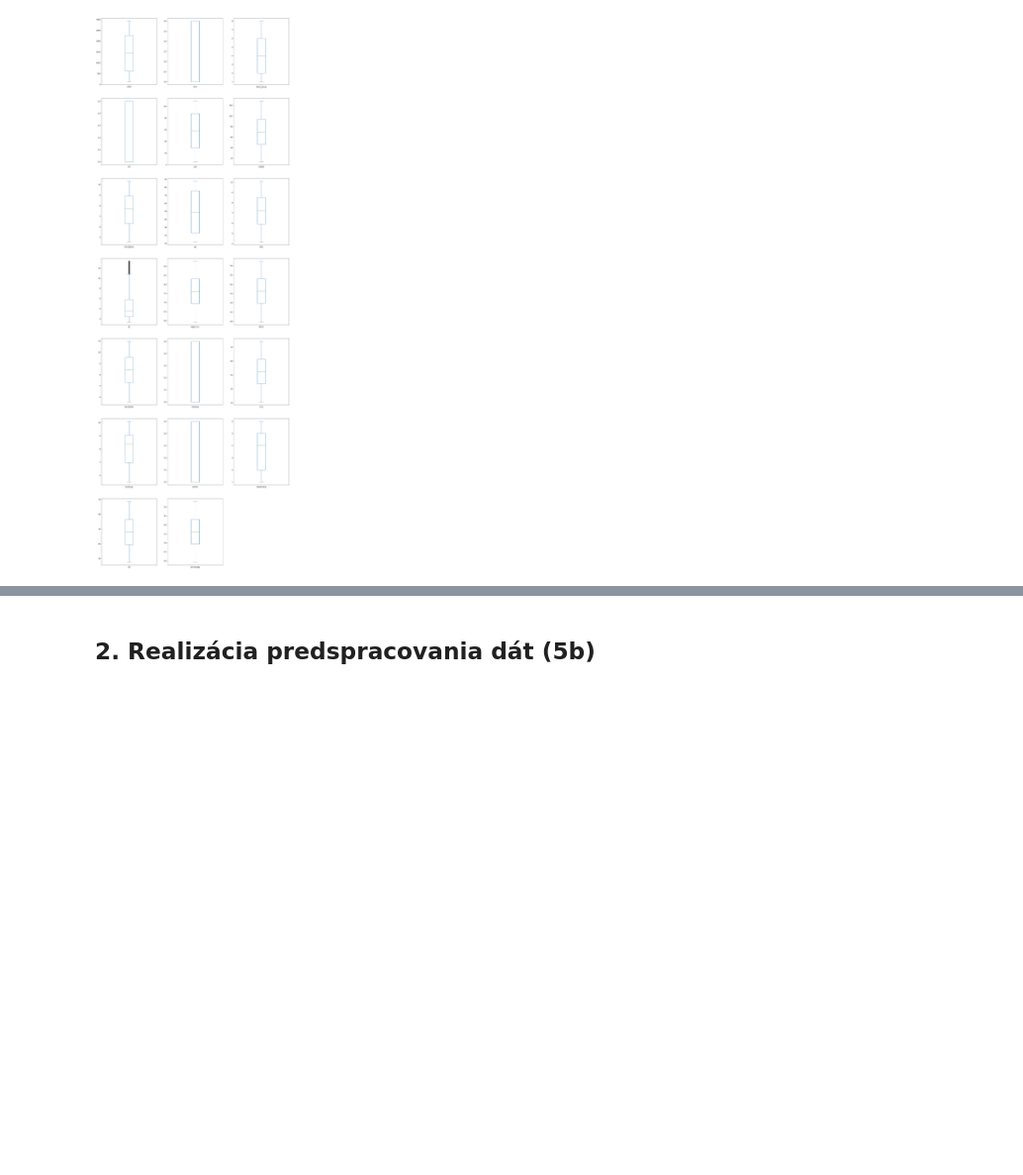
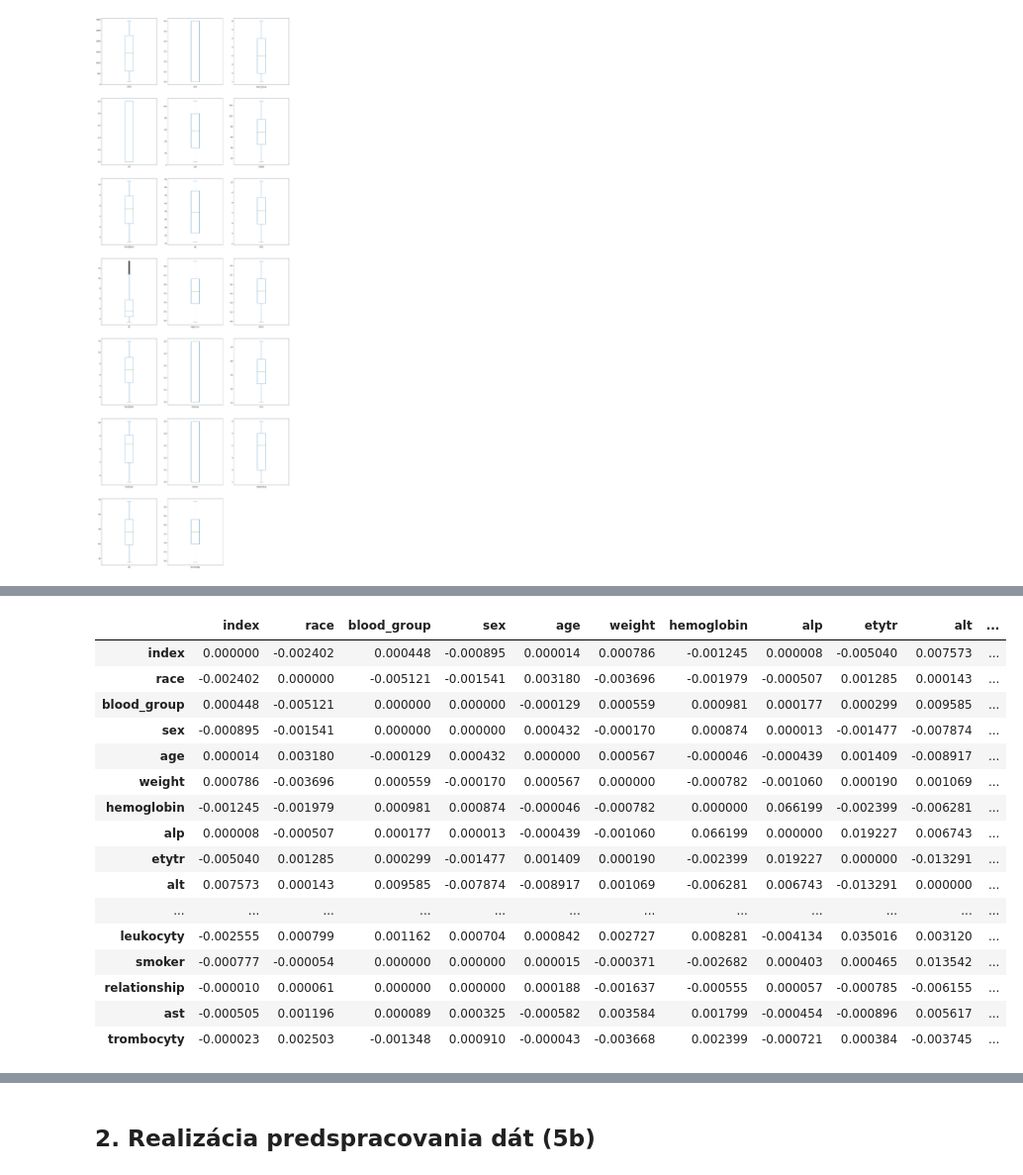
Before and after one commit to psmrecek/IAU-Projekt-ZS2021, a Jupyter notebook: Fáza 2 - Smreček.ipynb, the cells around one changed output, grey strips where cells are left out. Shown at 99% size. Drawn from its saved outputs; the diff is of its cells as text; code cells hidden in the pictures; blank space fills up the shorter version.

```diff
--- a/Fáza 2 - Smreček.ipynb
+++ b/Fáza 2 - Smreček.ipynb
@@ -519,0 +526,20 @@ dtype: object
+# %%
+merged.corr() - merged_mean_replacedOut.corr()
+# %% [output]
+|  | index | race | blood_group | sex | age | weight | hemoglobin | alp | etytr | alt | ... |
+| index | 0.000000 | -0.002402 | 0.000448 | -0.000895 | 0.000014 | 0.000786 | -0.001245 | 0.000008 | -0.005040 | 0.007573 | ... |
+| race | -0.002402 | 0.000000 | -0.005121 | -0.001541 | 0.003180 | -0.003696 | -0.001979 | -0.000507 | 0.001285 | 0.000143 | ... |
+| blood_group | 0.000448 | -0.005121 | 0.000000 | 0.000000 | -0.000129 | 0.000559 | 0.000981 | 0.000177 | 0.000299 | 0.009585 | ... |
+| sex | -0.000895 | -0.001541 | 0.000000 | 0.000000 | 0.000432 | -0.000170 | 0.000874 | 0.000013 | -0.001477 | -0.007874 | ... |
+| age | 0.000014 | 0.003180 | -0.000129 | 0.000432 | 0.000000 | 0.000567 | -0.000046 | -0.000439 | 0.001409 | -0.008917 | ... |
+| weight | 0.000786 | -0.003696 | 0.000559 | -0.000170 | 0.000567 | 0.000000 | -0.000782 | -0.001060 | 0.000190 | 0.001069 | ... |
+| hemoglobin | -0.001245 | -0.001979 | 0.000981 | 0.000874 | -0.000046 | -0.000782 | 0.000000 | 0.066199 | -0.002399 | -0.006281 | ... |
+| alp | 0.000008 | -0.000507 | 0.000177 | 0.000013 | -0.000439 | -0.001060 | 0.066199 | 0.000000 | 0.019227 | 0.006743 | ... |
+| etytr | -0.005040 | 0.001285 | 0.000299 | -0.001477 | 0.001409 | 0.000190 | -0.002399 | 0.019227 | 0.000000 | -0.013291 | ... |
+| alt | 0.007573 | 0.000143 | 0.009585 | -0.007874 | -0.008917 | 0.001069 | -0.006281 | 0.006743 | -0.013291 | 0.000000 | ... |
+| ... | ... | ... | ... | ... | ... | ... | ... | ... | ... | ... | ... |
+| leukocyty | -0.002555 | 0.000799 | 0.001162 | 0.000704 | 0.000842 | 0.002727 | 0.008281 | -0.004134 | 0.035016 | 0.003120 | ... |
+| smoker | -0.000777 | -0.000054 | 0.000000 | 0.000000 | 0.000015 | -0.000371 | -0.002682 | 0.000403 | 0.000465 | 0.013542 | ... |
+| relationship | -0.000010 | 0.000061 | 0.000000 | 0.000000 | 0.000188 | -0.001637 | -0.000555 | 0.000057 | -0.000785 | -0.006155 | ... |
+| ast | -0.000505 | 0.001196 | 0.000089 | 0.000325 | -0.000582 | 0.003584 | 0.001799 | -0.000454 | -0.000896 | 0.005617 | ... |
+| trombocyty | -0.000023 | 0.002503 | -0.001348 | 0.000910 | -0.000043 | -0.003668 | 0.002399 | -0.000721 | 0.000384 | -0.003745 | ... |
```
Also changed, not shown: parts of 2 cells of this notebook.
